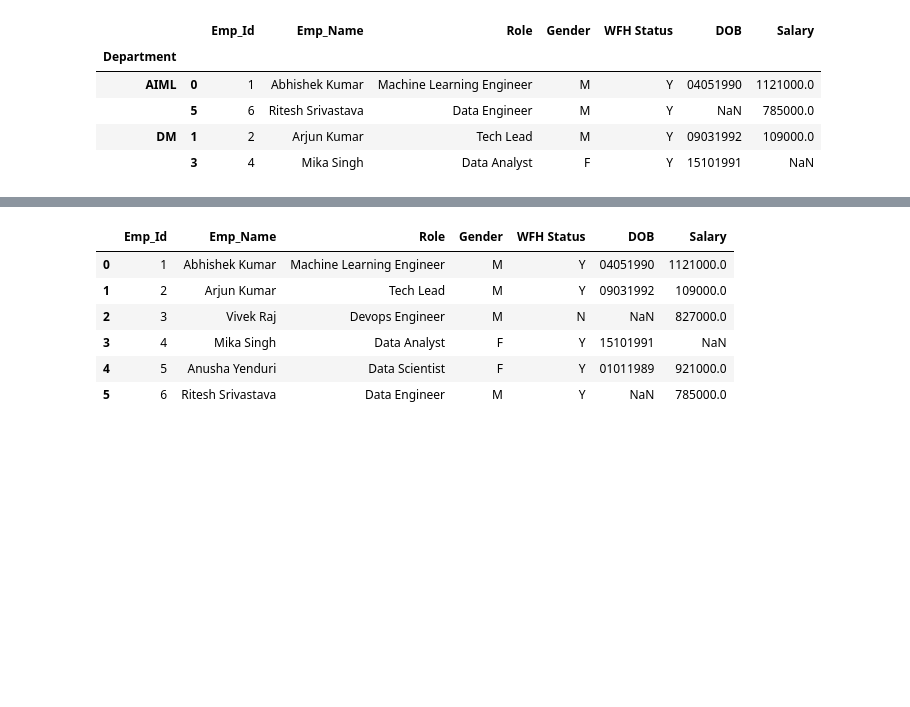
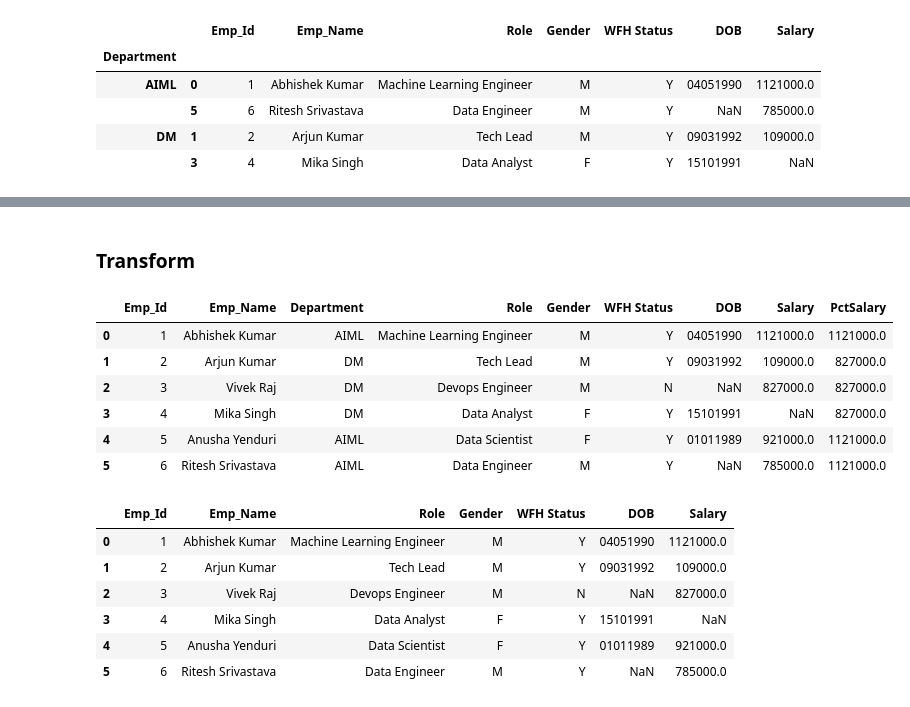
Before and after one commit to AbhishekKumar-0311/Machine-Learning-with-Python, a Jupyter notebook: Pandas/Learning_Pandas_Part_4_GroupBy.ipynb, the cells around one changed output, grey strips where cells are left out. Drawn from its saved outputs; the diff is of its cells as text; code cells hidden in the pictures; blank space fills up the shorter version.

Commit message:
GroupBy updates

```diff
--- a/Pandas/Learning_Pandas_Part_4_GroupBy.ipynb
+++ b/Pandas/Learning_Pandas_Part_4_GroupBy.ipynb
@@ -184,3 +184,10 @@ grouped_2.take([0,2])
 |  | 5 | 6 | Ritesh Srivastava | Data Engineer | M | Y | NaN | 785000.0 |
 | DM | 1 | 2 | Arjun Kumar | Tech Lead | M | Y | 09031992 | 109000.0 |
 |  | 3 | 4 | Mika Singh | Data Analyst | F | Y | 15101991 | NaN |
+# %%
+grouped_1 = emp_df_1.groupby('Department', as_index=False)
+grouped_1
+
+# The argument of filter must be a function that, applied to the group as a whole, returns True or False.
+
+grouped_1.filter(lambda x: max(x['Salary']) >= 1121000.0)
@@ -187,3 +200,19 @@ grouped_2.take([0,2])
+# %% [markdown]
+### Transform
+# %%
+# Using transform to get boolean values and then passing this boolean value to the dataframe to get the correct record
+# NOT WORKING AS EXPECTED
+
+emp_df_1['PctSalary'] = grouped_1['Salary'].transform('max')
+emp_df_1
+# %% [output]
+|  | Emp_Id | Emp_Name | Department | Role | Gender | WFH Status | DOB | Salary | PctSalary |
+| 0 | 1 | Abhishek Kumar | AIML | Machine Learning Engineer | M | Y | 04051990 | 1121000.0 | 1121000.0 |
+| 1 | 2 | Arjun Kumar | DM | Tech Lead | M | Y | 09031992 | 109000.0 | 827000.0 |
+| 2 | 3 | Vivek Raj | DM | Devops Engineer | M | N | NaN | 827000.0 | 827000.0 |
+| 3 | 4 | Mika Singh | DM | Data Analyst | F | Y | 15101991 | NaN | 827000.0 |
+| 4 | 5 | Anusha Yenduri | AIML | Data Scientist | F | Y | 01011989 | 921000.0 | 1121000.0 |
+| 5 | 6 | Ritesh Srivastava | AIML | Data Engineer | M | Y | NaN | 785000.0 | 1121000.0 |
 # %%
 # The argument of filter must be a function that, applied to the group as a whole, returns True or False.
 
```
Also changed, not shown: parts of 7 cells of this notebook, 1 other file.
